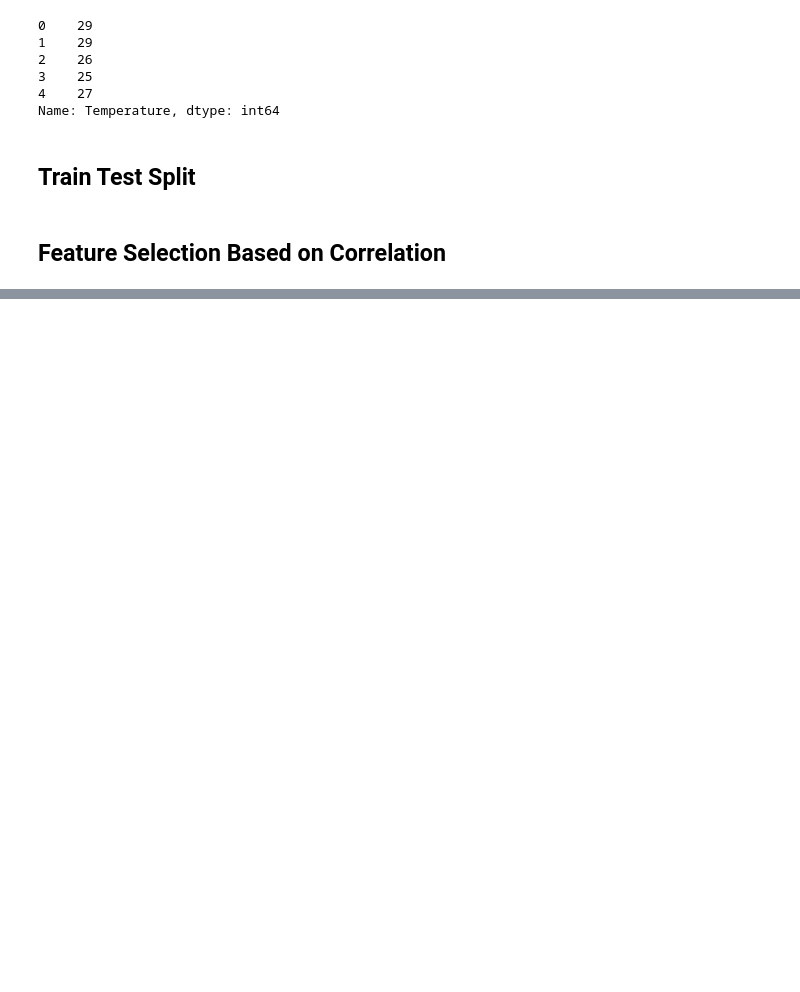
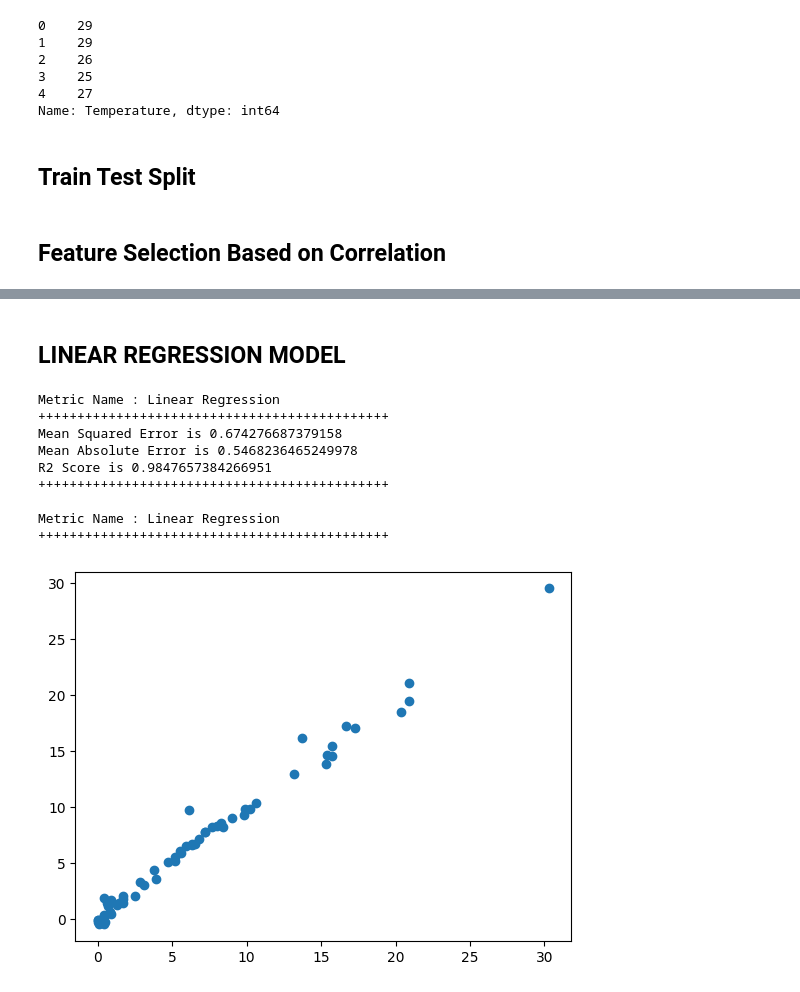
Before and after one commit to Sandilya0241/PythonBasicBootCamp, a Jupyter notebook: 25-E2E Project Implementation/25c E2E Cloud ML Project/25c.2-model-training.ipynb, the cells around one changed output, grey strips where cells are left out. Saved outputs shown, nothing was run; the diff lists cells and outputs as text; code cells hidden in the pictures; blank space fills up the shorter version.

```diff
--- a/25-E2E Project Implementation/25c E2E Cloud ML Project/25c.2-model-training.ipynb
+++ b/25-E2E Project Implementation/25c E2E Cloud ML Project/25c.2-model-training.ipynb
@@ -94,0 +155,40 @@ AttributeError: module 'seaborn' has no attribute 'heat'
+# %%
+def check_performance(metric_name, y_true, y_pred):
+    from sklearn.metrics import r2_score, mean_absolute_error, mean_squared_error
+    print()
+    print(f"Metric Name : {metric_name}")
+    print("+++++++++++++++++++++++++++++++++++++++++++++")
+    print(f"Mean Squared Error is {mean_squared_error(y_true, y_pred)}")
+    print(f"Mean Absolute Error is {mean_absolute_error(y_true, y_pred)}")
+    print(f"R2 Score is {r2_score(y_true, y_pred)}")
+    print("+++++++++++++++++++++++++++++++++++++++++++++")
+
+
+def get_scatter_plot(metric_name, y_true, y_pred):
+    from matplotlib import pyplot as plt
+    print()
+    print(f"Metric Name : {metric_name}")
+    print("+++++++++++++++++++++++++++++++++++++++++++++")
+    plt.scatter(y_true,y_pred)
+# %% [markdown]
+## **LINEAR REGRESSION MODEL**
+# %%
+from sklearn.linear_model import LinearRegression
+
+linreg=LinearRegression()
+linreg.fit(x_train_scaled,y_train)
+y_pred=linreg.predict(x_test_scaled)
+
+check_performance("Linear Regression",y_test,y_pred)
+get_scatter_plot("Linear Regression",y_test,y_pred)
+# %% [output]
+Metric Name : Linear Regression
++++++++++++++++++++++++++++++++++++++++++++++
+Mean Squared Error is 0.674276687379158
+Mean Absolute Error is 0.5468236465249978
+R2 Score is 0.9847657384266951
++++++++++++++++++++++++++++++++++++++++++++++
+
+Metric Name : Linear Regression
++++++++++++++++++++++++++++++++++++++++++++++
+[figure, added]
```
Also changed, not shown: parts of 31 cells of this notebook, 2 other files.
